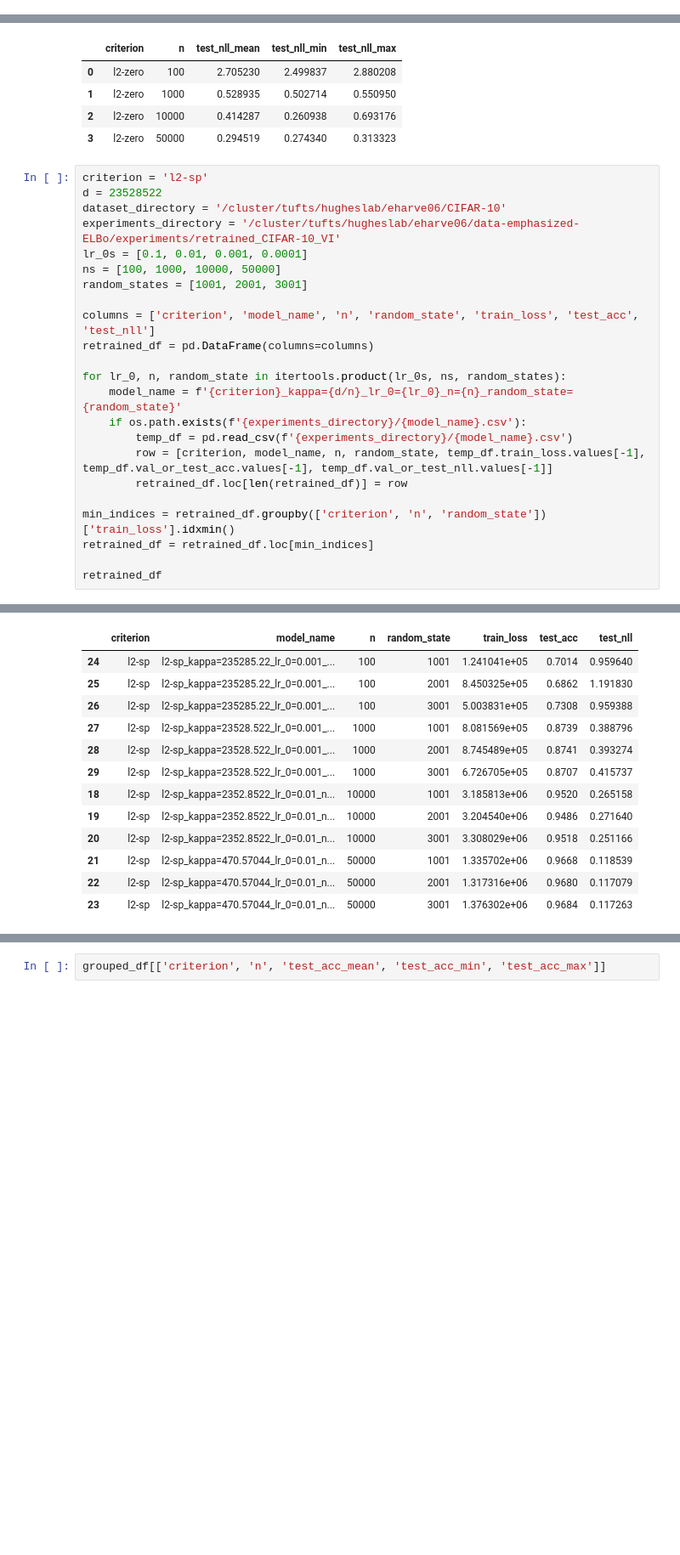
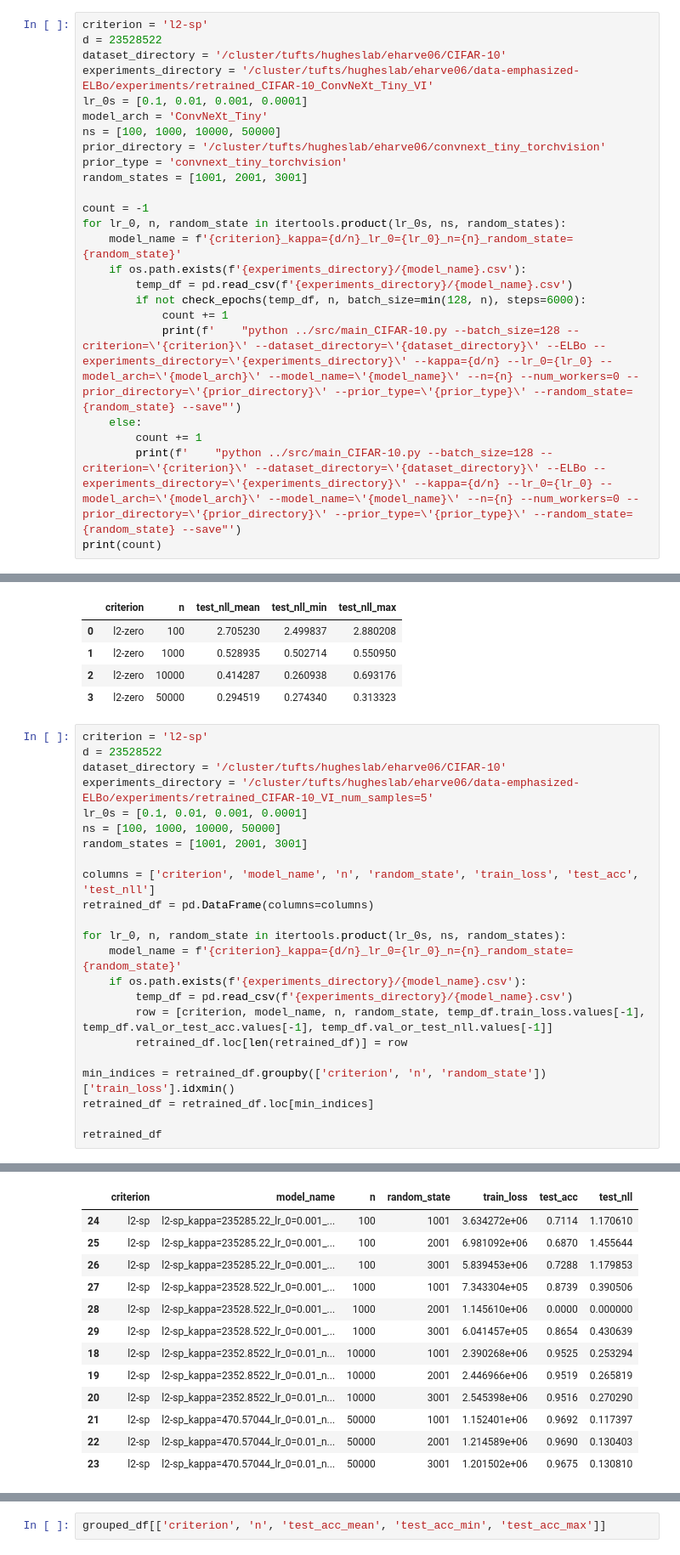
Before and after one commit to tufts-ml/data-emphasized-ELBo, a Jupyter notebook: notebooks/CIFAR-10_VI.ipynb, the cells around one changed output, grey strips where cells are left out. Shown at 85% size. Cells and saved outputs as stored; diff of their text form; blank space fills up the shorter version.

```diff
--- a/notebooks/CIFAR-10_VI.ipynb
+++ b/notebooks/CIFAR-10_VI.ipynb
@@ -124,0 +135,24 @@ print(count)
+# %%
+criterion = 'l2-sp'
+d = 23528522
+dataset_directory = '/cluster/tufts/hugheslab/eharve06/CIFAR-10'
+experiments_directory = '/cluster/tufts/hugheslab/eharve06/data-emphasized-ELBo/experiments/retrained_CIFAR-10_ConvNeXt_Tiny_VI'
+lr_0s = [0.1, 0.01, 0.001, 0.0001]
+model_arch = 'ConvNeXt_Tiny'
+ns = [100, 1000, 10000, 50000]
+prior_directory = '/cluster/tufts/hugheslab/eharve06/convnext_tiny_torchvision'
+prior_type = 'convnext_tiny_torchvision'
+random_states = [1001, 2001, 3001]
+
+count = -1
+for lr_0, n, random_state in itertools.product(lr_0s, ns, random_states):
+    model_name = f'{criterion}_kappa={d/n}_lr_0={lr_0}_n={n}_random_state={random_state}'
+    if os.path.exists(f'{experiments_directory}/{model_name}.csv'):
+        temp_df = pd.read_csv(f'{experiments_directory}/{model_name}.csv')
+        if not check_epochs(temp_df, n, batch_size=min(128, n), steps=6000):
+            count += 1
+            print(f'    "python ../src/main_CIFAR-10.py --batch_size=128 --criterion=\'{criterion}\' --dataset_directory=\'{dataset_directory}\' --ELBo --experiments_directory=\'{experiments_directory}\' --kappa={d/n} --lr_0={lr_0} --model_arch=\'{model_arch}\' --model_name=\'{model_name}\' --n={n} --num_workers=0 --prior_directory=\'{prior_directory}\' --prior_type=\'{prior_type}\' --random_state={random_state} --save"')
+    else:
+        count += 1
+        print(f'    "python ../src/main_CIFAR-10.py --batch_size=128 --criterion=\'{criterion}\' --dataset_directory=\'{dataset_directory}\' --ELBo --experiments_directory=\'{experiments_directory}\' --kappa={d/n} --lr_0={lr_0} --model_arch=\'{model_arch}\' --model_name=\'{model_name}\' --n={n} --num_workers=0 --prior_directory=\'{prior_directory}\' --prior_type=\'{prior_type}\' --random_state={random_state} --save"')
+print(count)
@@ -195,7 +247,7 @@ grouped_df[['criterion', 'n', 'test_nll_mean', 'test_nll_min', 'test_nll_max']]
 criterion = 'l2-sp'
 d = 23528522
 dataset_directory = '/cluster/tufts/hugheslab/eharve06/CIFAR-10'
-experiments_directory = '/cluster/tufts/hugheslab/eharve06/data-emphasized-ELBo/experiments/retrained_CIFAR-10_VI'
+experiments_directory = '/cluster/tufts/hugheslab/eharve06/data-emphasized-ELBo/experiments/retrained_CIFAR-10_VI_num_samples=5'
 lr_0s = [0.1, 0.01, 0.001, 0.0001]
 ns = [100, 1000, 10000, 50000]
 random_states = [1001, 2001, 3001]
@@ -230,16 +270,16 @@ retrained_df
 |  | criterion | model_name | n | random_state | train_loss | test_acc | test_nll |
-| 24 | l2-sp | l2-sp_kappa=235285.22_lr_0=0.001_... | 100 | 1001 | 1.241041e+05 | 0.7014 | 0.959640 |
-| 25 | l2-sp | l2-sp_kappa=235285.22_lr_0=0.001_... | 100 | 2001 | 8.450325e+05 | 0.6862 | 1.191830 |
-| 26 | l2-sp | l2-sp_kappa=235285.22_lr_0=0.001_... | 100 | 3001 | 5.003831e+05 | 0.7308 | 0.959388 |
-| 27 | l2-sp | l2-sp_kappa=23528.522_lr_0=0.001_... | 1000 | 1001 | 8.081569e+05 | 0.8739 | 0.388796 |
-| 28 | l2-sp | l2-sp_kappa=23528.522_lr_0=0.001_... | 1000 | 2001 | 8.745489e+05 | 0.8741 | 0.393274 |
-| 29 | l2-sp | l2-sp_kappa=23528.522_lr_0=0.001_... | 1000 | 3001 | 6.726705e+05 | 0.8707 | 0.415737 |
-| 18 | l2-sp | l2-sp_kappa=2352.8522_lr_0=0.01_n... | 10000 | 1001 | 3.185813e+06 | 0.9520 | 0.265158 |
-| 19 | l2-sp | l2-sp_kappa=2352.8522_lr_0=0.01_n... | 10000 | 2001 | 3.204540e+06 | 0.9486 | 0.271640 |
-| 20 | l2-sp | l2-sp_kappa=2352.8522_lr_0=0.01_n... | 10000 | 3001 | 3.308029e+06 | 0.9518 | 0.251166 |
-| 21 | l2-sp | l2-sp_kappa=470.57044_lr_0=0.01_n... | 50000 | 1001 | 1.335702e+06 | 0.9668 | 0.118539 |
-| 22 | l2-sp | l2-sp_kappa=470.57044_lr_0=0.01_n... | 50000 | 2001 | 1.317316e+06 | 0.9680 | 0.117079 |
-| 23 | l2-sp | l2-sp_kappa=470.57044_lr_0=0.01_n... | 50000 | 3001 | 1.376302e+06 | 0.9684 | 0.117263 |
+| 24 | l2-sp | l2-sp_kappa=235285.22_lr_0=0.001_... | 100 | 1001 | 3.634272e+06 | 0.7114 | 1.170610 |
+| 25 | l2-sp | l2-sp_kappa=235285.22_lr_0=0.001_... | 100 | 2001 | 6.981092e+06 | 0.6870 | 1.455644 |
+| 26 | l2-sp | l2-sp_kappa=235285.22_lr_0=0.001_... | 100 | 3001 | 5.839453e+06 | 0.7288 | 1.179853 |
+| 27 | l2-sp | l2-sp_kappa=23528.522_lr_0=0.001_... | 1000 | 1001 | 7.343304e+05 | 0.8739 | 0.390506 |
+| 28 | l2-sp | l2-sp_kappa=23528.522_lr_0=0.001_... | 1000 | 2001 | 1.145610e+06 | 0.0000 | 0.000000 |
+| 29 | l2-sp | l2-sp_kappa=23528.522_lr_0=0.001_... | 1000 | 3001 | 6.041457e+05 | 0.8654 | 0.430639 |
+| 18 | l2-sp | l2-sp_kappa=2352.8522_lr_0=0.01_n... | 10000 | 1001 | 2.390268e+06 | 0.9525 | 0.253294 |
+| 19 | l2-sp | l2-sp_kappa=2352.8522_lr_0=0.01_n... | 10000 | 2001 | 2.446966e+06 | 0.9519 | 0.265819 |
+| 20 | l2-sp | l2-sp_kappa=2352.8522_lr_0=0.01_n... | 10000 | 3001 | 2.545398e+06 | 0.9516 | 0.270290 |
+| 21 | l2-sp | l2-sp_kappa=470.57044_lr_0=0.01_n... | 50000 | 1001 | 1.152401e+06 | 0.9692 | 0.117397 |
+| 22 | l2-sp | l2-sp_kappa=470.57044_lr_0=0.01_n... | 50000 | 2001 | 1.214589e+06 | 0.9690 | 0.130403 |
+| 23 | l2-sp | l2-sp_kappa=470.57044_lr_0=0.01_n... | 50000 | 3001 | 1.201502e+06 | 0.9675 | 0.130810 |
 # %%
 grouped_df = retrained_df.groupby(['criterion', 'n']).agg(lambda x: tuple(x))
 columns = ['test_acc', 'test_nll']
```
Also changed, not shown: parts of 12 cells of this notebook, 23 other files.
